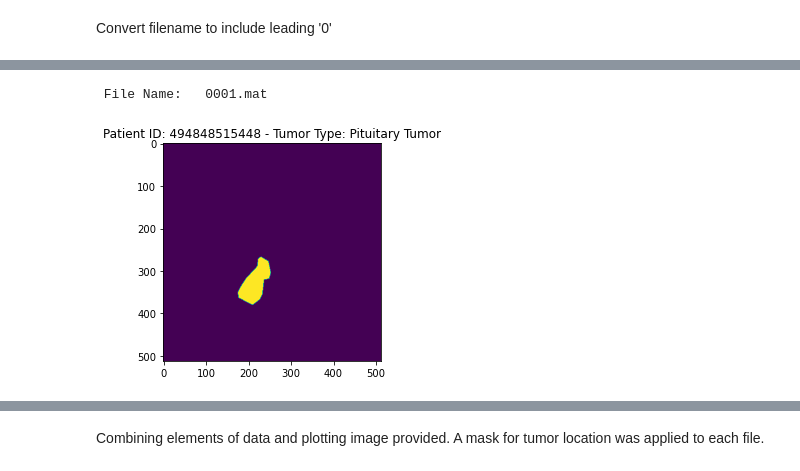
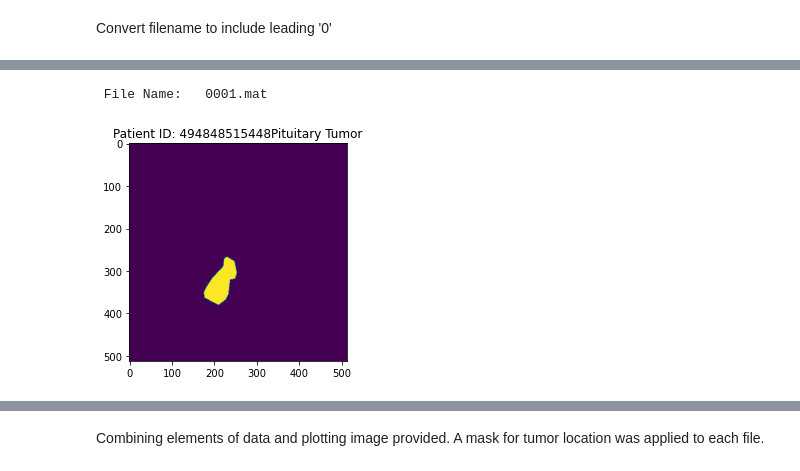
Before and after one commit to FatherVinyard/Springboard-Capstone, a Jupyter notebook: Capstone Two Exploratory Data Analysis.ipynb, the cells around one changed output, grey strips where cells are left out. Cells and saved outputs as stored; diff of their text form; code cells hidden in the pictures.

```diff
--- a/Capstone Two Exploratory Data Analysis.ipynb
+++ b/Capstone Two Exploratory Data Analysis.ipynb
@@ -89,12 +89,24 @@ Convert filename to include leading '0'
 #     print(newname)
 # %%
 f = h5py.File('0001.mat', 'r')
+print("Data Keys: ", list(f['cjdata'].keys()))
 PID = f['cjdata']['PID']
 PID = list(chain(*PID))
-PID = "Patient ID: " + ''.join([str(item) for item in PID])
+PID = ''.join([str(item) for item in PID])
+print(PID)
+PID = "Patient ID: " + PID
+print(PID)
 label = list(f['cjdata']['label'][0])
+print(label)
 for i in range(0, len(label)):
         label[i] = int(label[i])
 label = ''.join([str(item) for item in label])
+if label == 1:
+    label = "Meningioma"
+elif label == 2:
+    label = "Glioma"
+else:
+    label = "Pituitary Tumor"
+print(label)
 image = f['cjdata']['image']
 tumorMask = f['cjdata']['tumorMask']
@@ -101,12 +118,0 @@ tumorMask = f['cjdata']['tumorMask']
-# %%
-print('\033[1m', "File Name: ", '\033[0m', '0001.mat')
-plt.imshow(image)
-if label == 1:
-    label = " - Tumor Type: Meningioma"
-elif label == 2:
-    label = " - Tumor Type: Glioma"
-else:
-    label = " - Tumor Type: Pituitary Tumor"
-plt.title(PID + label)
-cmap = plt.cm.jet
-plt.imsave('C:/Users/vinhm/Springboard-Capstone/Capstone Two Data Wrangling/Data/images/0001_mri.png', image, cmap=cmap)
@@ -116,14 +128,9 @@ plt.imsave('C:/Users/vinhm/Springboard-Capstone/Capstone Two Data Wrangling/Data
 # %%
 print('\033[1m', "File Name: ", '\033[0m', '0001.mat')
 plt.imshow(tumorMask)
-if label == 1:
-    label = " - Tumor Type: Meningioma"
-elif label == 2:
-    label = " - Tumor Type: Glioma"
-else:
-    label = " - Tumor Type: Pituitary Tumor"
+plt.title(PID + " - Tumor Type: " + label)
 plt.title(PID + label)
 plt.imsave('C:/Users/vinhm/Springboard-Capstone/Capstone Two Data Wrangling/Data/images/0001_mask.png', tumorMask, cmap=cmap)
 # %% [output]
  File Name:   0001.mat
-[figure, old version]
+[figure, new version]
```
Also changed, not shown: parts of 16 cells of this notebook.
